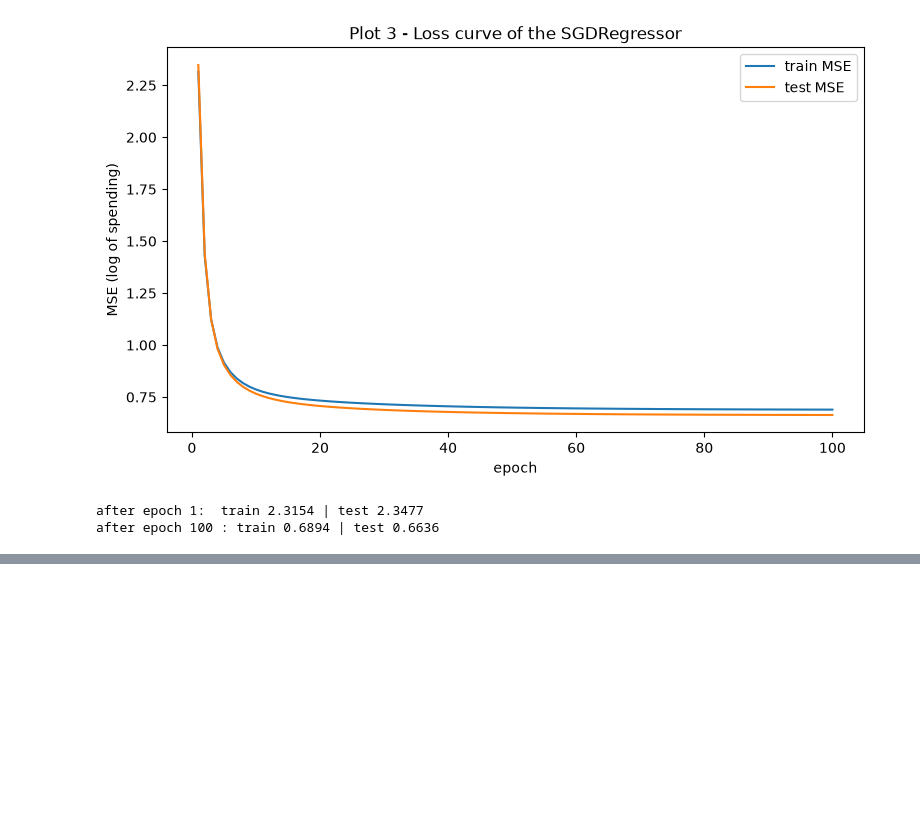
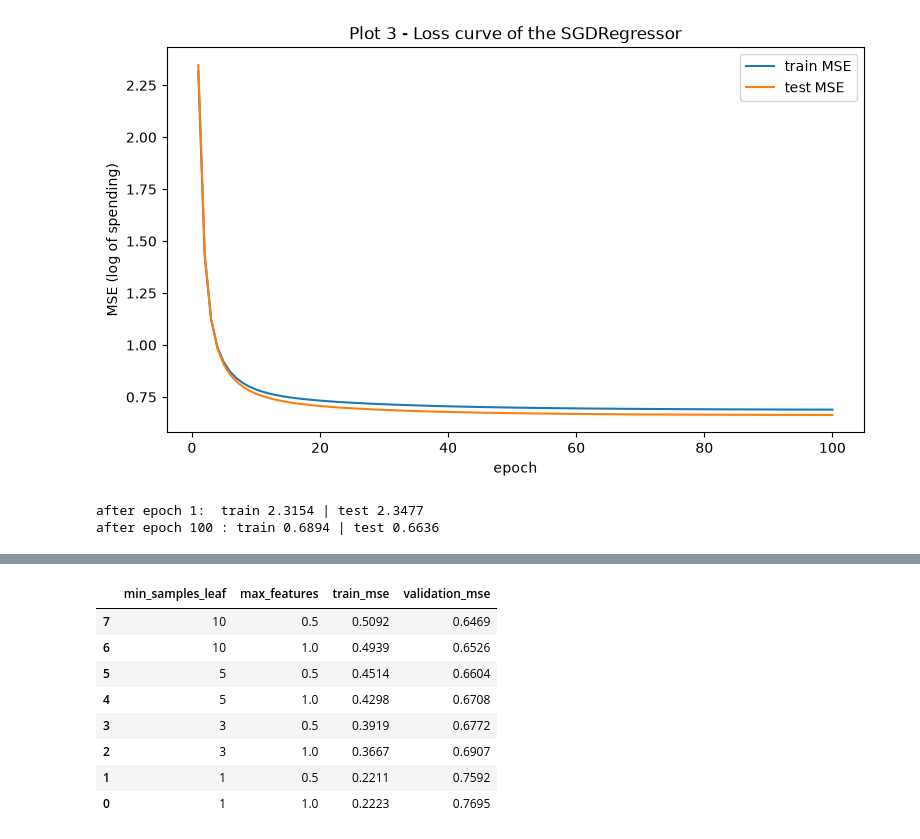
Before and after one commit to BonaneNIYIGENA/linear_regression_model, a Jupyter notebook: summative/linear_regression/multivariate.ipynb, the cells around one changed output, grey strips where cells are left out. Saved outputs shown, nothing was run; the diff lists cells and outputs as text; code cells hidden in the pictures; blank space fills up the shorter version.

```diff
--- a/summative/linear_regression/multivariate.ipynb
+++ b/summative/linear_regression/multivariate.ipynb
@@ -298,0 +317,17 @@ after epoch 100 : train 0.6894 | test 0.6636
+# %%
+def train_and_score(model):
+    # fit on the small training part, report the error on it and on the validation part
+    model.fit(x_tr_s, y_tr)
+    return mean_squared_error(y_tr, model.predict(x_tr_s)), mean_squared_error(y_val, model.predict(x_val_s))
+
+
+rows = []
+for max_depth in [3, 5, 7, 10, 15]:
+    for min_samples_leaf in [1, 10, 30]:
+        tree_try = DecisionTreeRegressor(max_depth=max_depth, min_samples_leaf=min_samples_leaf, random_state=RANDOM_STATE)
+        train_mse, val_mse = train_and_score(tree_try)
+        rows.append({"max_depth": max_depth, "min_samples_leaf": min_samples_leaf, "train_mse": train_mse, "validation_mse": val_mse})
+
+tree_results = pd.DataFrame(rows).sort_values("validation_mse")
+best_tree = tree_results.iloc[0]
+tree_results.head().round(4)
@@ -298,0 +341,22 @@ after epoch 100 : train 0.6894 | test 0.6636
+# %%
+rows = []
+for min_samples_leaf in [1, 3, 5, 10]:
+    for max_features in [1.0, 0.5]:
+        forest_try = RandomForestRegressor(n_estimators=150, min_samples_leaf=min_samples_leaf, max_features=max_features,
+                                           n_jobs=-1, random_state=RANDOM_STATE)
+        train_mse, val_mse = train_and_score(forest_try)
+        rows.append({"min_samples_leaf": min_samples_leaf, "max_features": max_features, "train_mse": train_mse, "validation_mse": val_mse})
+
+forest_results = pd.DataFrame(rows).sort_values("validation_mse")
+best_forest = forest_results.iloc[0]
+forest_results.round(4)
+# %% [output]
+|  | min_samples_leaf | max_features | train_mse | validation_mse |
+| 7 | 10 | 0.5 | 0.5092 | 0.6469 |
+| 6 | 10 | 1.0 | 0.4939 | 0.6526 |
+| 5 | 5 | 0.5 | 0.4514 | 0.6604 |
+| 4 | 5 | 1.0 | 0.4298 | 0.6708 |
+| 3 | 3 | 0.5 | 0.3919 | 0.6772 |
+| 2 | 3 | 1.0 | 0.3667 | 0.6907 |
+| 1 | 1 | 0.5 | 0.2211 | 0.7592 |
+| 0 | 1 | 1.0 | 0.2223 | 0.7695 |
```
Also changed, not shown: parts of 4 cells of this notebook.
